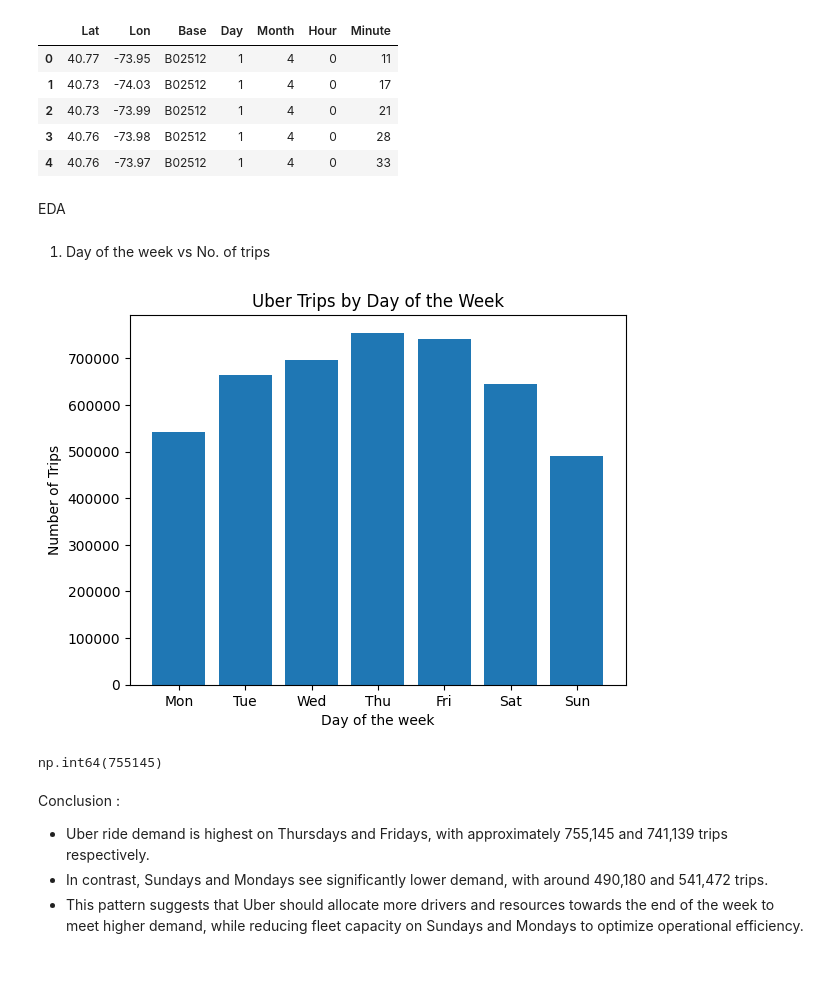
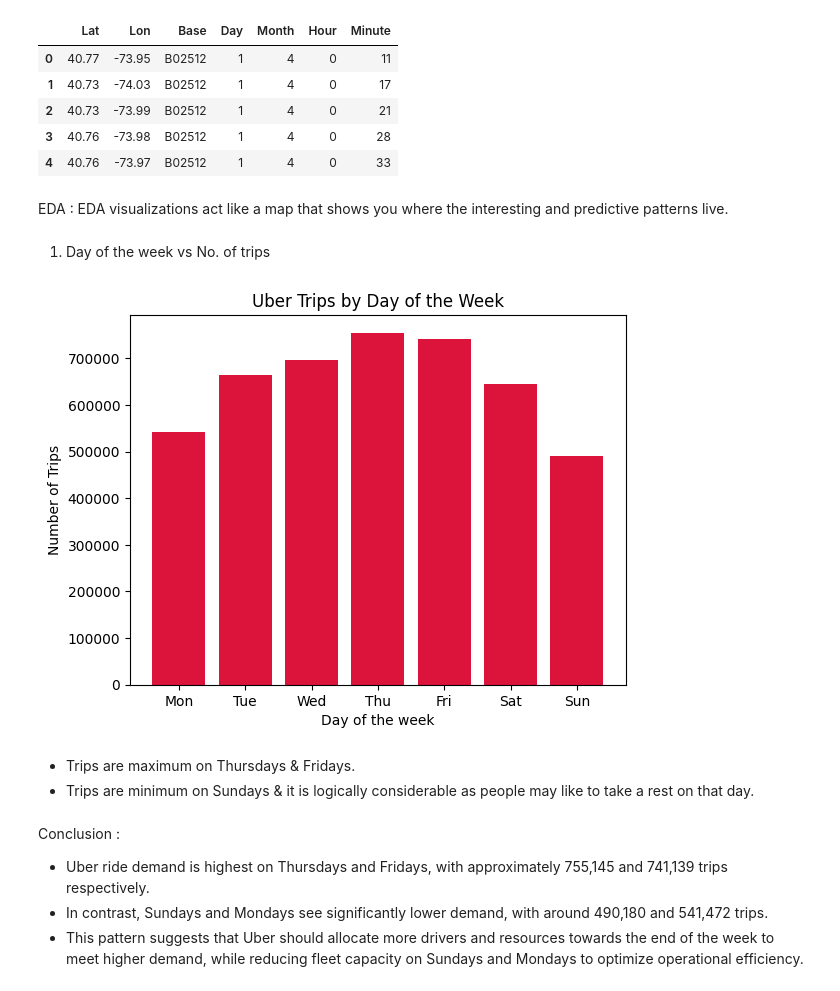
Before and after one commit to ssnannaware27/Ride_Demand_Prediction_UBER, a Jupyter notebook: Notebook/ride_demand_prediction.ipynb, the cells around one changed output. Drawn from its saved outputs; the diff is of its cells as text; code cells hidden in the pictures.

Commit message:
EDA & Visualization Begins

```diff
--- a/Notebook/ride_demand_prediction.ipynb
+++ b/Notebook/ride_demand_prediction.ipynb
@@ -118,24 +118,23 @@ df_2014.head(5)
 | 3 | 40.76 | -73.98 | B02512 | 1 | 4 | 0 | 28 |
 | 4 | 40.76 | -73.97 | B02512 | 1 | 4 | 0 | 33 |
 # %% [markdown]
-EDA
+EDA : EDA visualizations act like a map that shows you where the interesting and predictive patterns live.
 # %% [markdown]
 1. Day of the week vs No. of trips
 # %%
 # Bar plot :
 plt.title('Uber Trips by Day of the Week')
 plt.xlabel('Day of the week')
 plt.ylabel('Number of Trips')
 x = df_2014['Day'].value_counts().sort_index()
-plt.bar(x.index, x.values)
+plt.bar(x.index, x.values, color = 'crimson')
 plt.xticks(ticks = x.index, labels= ['Mon', 'Tue', 'Wed', 'Thu', 'Fri', 'Sat', 'Sun'])
 plt.show()
 # %% [output]
-[figure, old version]
+[figure, new version]
-# %%
-x.max()
-# %% [output]
-np.int64(755145)
+# %% [markdown]
+* Trips are maximum on Thursdays & Fridays.
+* Trips are minimum on Sundays & it is logically considerable as people may like to take a rest on that day.
 # %% [markdown]
 Conclusion :
 * Uber ride demand is highest on Thursdays and Fridays, with approximately 755,145 and 741,139 trips respectively.
```
Also changed, not shown: parts of 1 cell of this notebook.
